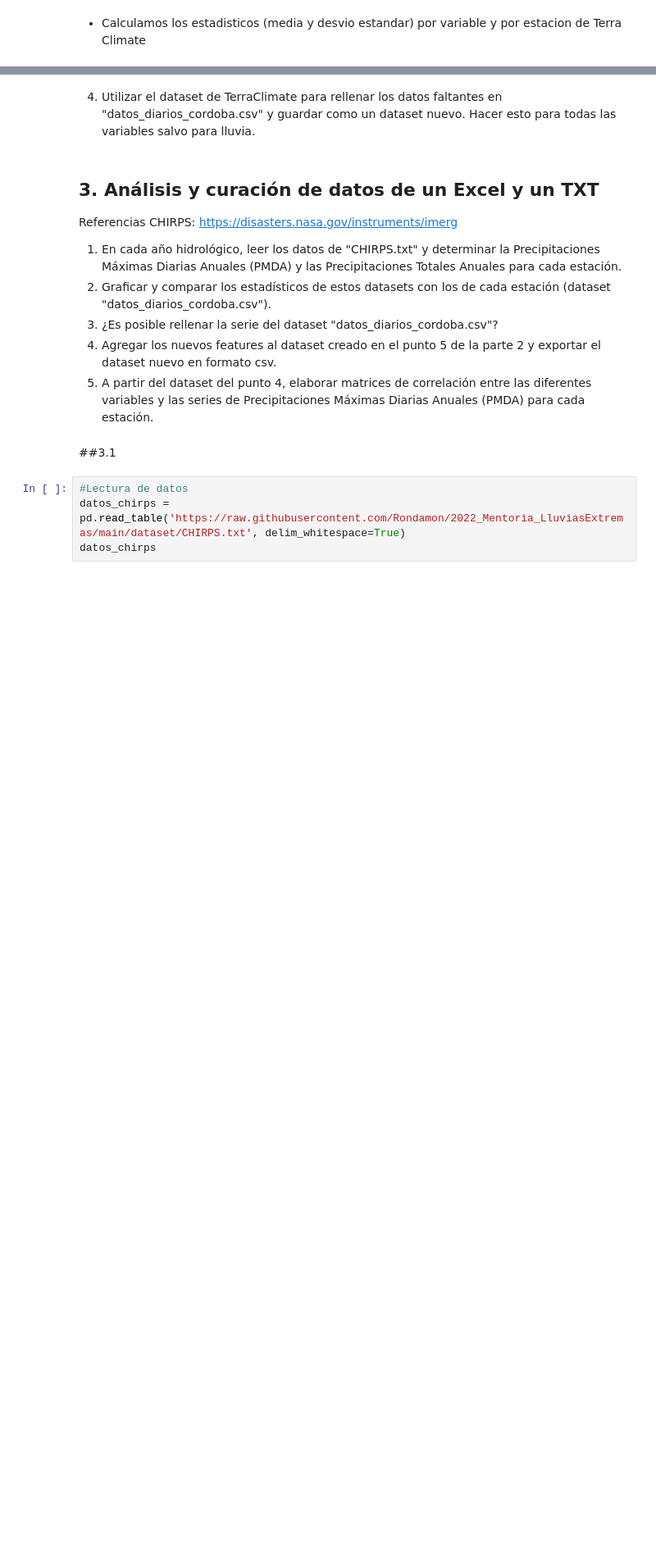
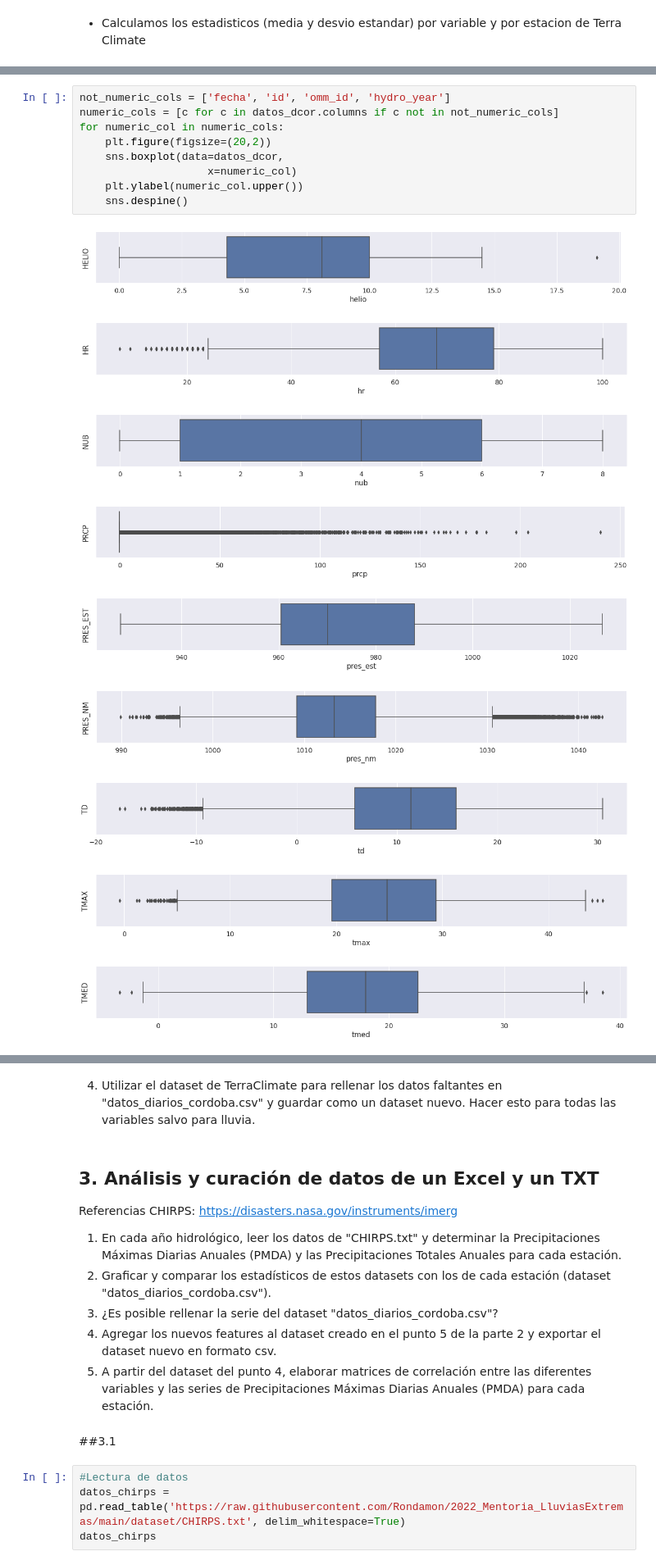
Before and after one commit to serantux/M_Predi_Lluvias_Extremas_10, a Jupyter notebook: TP2_Balbuena_Serrantes_Fonnegra_Velazquez.ipynb, the cells around one changed output, grey strips where cells are left out. Shown at 82% size. Cells and saved outputs as stored; diff of their text form; blank space fills up the shorter version.

```diff
--- a/TP2_Balbuena_Serrantes_Fonnegra_Velazquez.ipynb
+++ b/TP2_Balbuena_Serrantes_Fonnegra_Velazquez.ipynb
@@ -675,3 +660,22 @@ datos_tc_std
 | 87349 | 55.586269 | 468.463626 | 90.923755 | 64.840151 | 4.864058 | 4.736366 | 4.271796 | ... |
 | 87453 | 49.310326 | 442.881950 | 83.954275 | 69.803725 | 5.075929 | 5.198234 | 3.781165 | ... |
 | 87466 | 56.389076 | 437.751753 | 139.980627 | 69.617587 | 4.813178 | 5.550009 | 3.842915 | ... |
+# %%
+not_numeric_cols = ['fecha', 'id', 'omm_id', 'hydro_year']
+numeric_cols = [c for c in datos_dcor.columns if c not in not_numeric_cols]
+for numeric_col in numeric_cols:
+    plt.figure(figsize=(20,2))
+    sns.boxplot(data=datos_dcor,
+                    x=numeric_col)
+    plt.ylabel(numeric_col.upper())
+    sns.despine()
+# %% [output]
+[figure, added]
+[figure, added]
+[figure, added]
+[figure, added]
+[figure, added]
+[figure, added]
+[figure, added]
+[figure, added]
+[figure, added]
```
Also changed, not shown: parts of 3 cells of this notebook.
